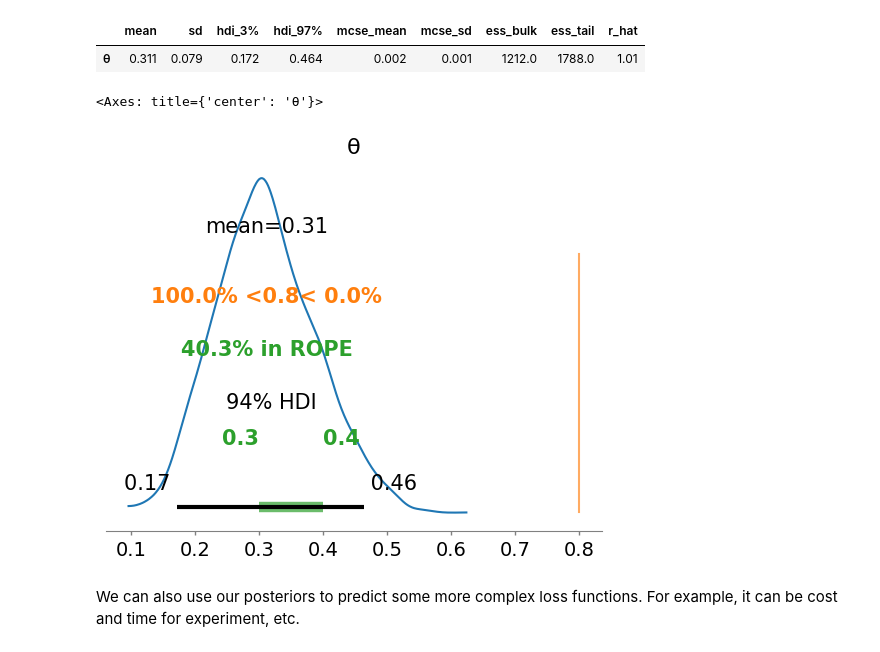
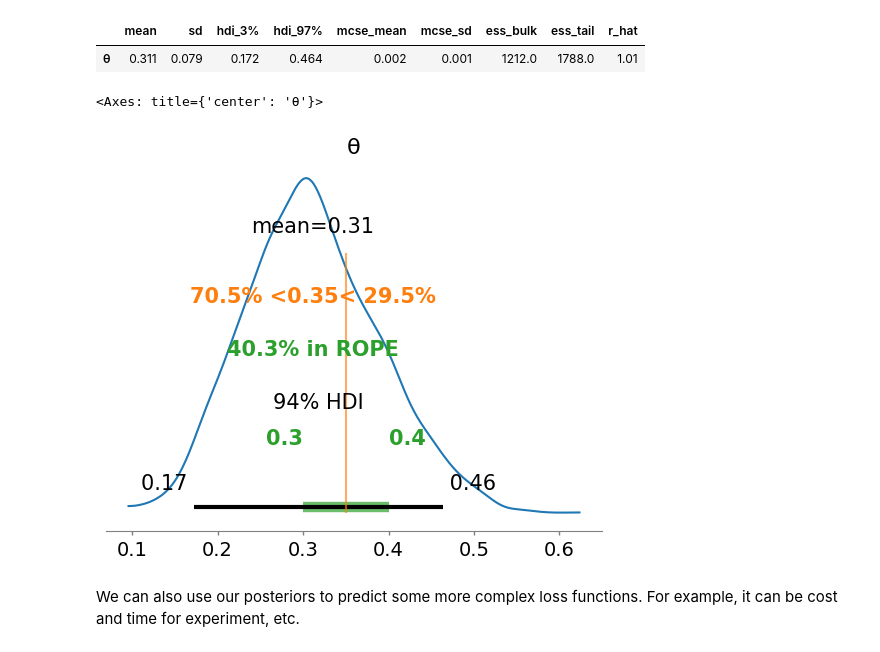
Before and after one commit to braziliansalsa/MSE_Spring2025, a Jupyter notebook: Module_5/26_PYMC_BayesianEZ.ipynb, the cells around one changed output. Cells and saved outputs as stored; diff of their text form; code cells hidden in the pictures.

```diff
--- a/Module_5/26_PYMC_BayesianEZ.ipynb
+++ b/Module_5/26_PYMC_BayesianEZ.ipynb
@@ -82,10 +82,10 @@ az.summary(trace)
 |  | mean | sd | hdi_3% | hdi_97% | mcse_mean | mcse_sd | ess_bulk | ess_tail | r_hat |
 | θ | 0.311 | 0.079 | 0.172 | 0.464 | 0.002 | 0.001 | 1212.0 | 1788.0 | 1.01 |
 # %%
-az.plot_posterior(trace, rope = [0.3, 0.4], ref_val = 0.8)
+az.plot_posterior(trace, rope = [0.3, 0.4], ref_val = 0.35)
 # %% [output]
 <Axes: title={'center': 'θ'}>
-[figure, old version]
+[figure, new version]
 # %% [markdown]
 We can also use our posteriors to predict some more complex loss functions. For example, it can be cost and time for experiment, etc.
 # %%
```
Also changed, not shown: parts of 21 cells of this notebook.
